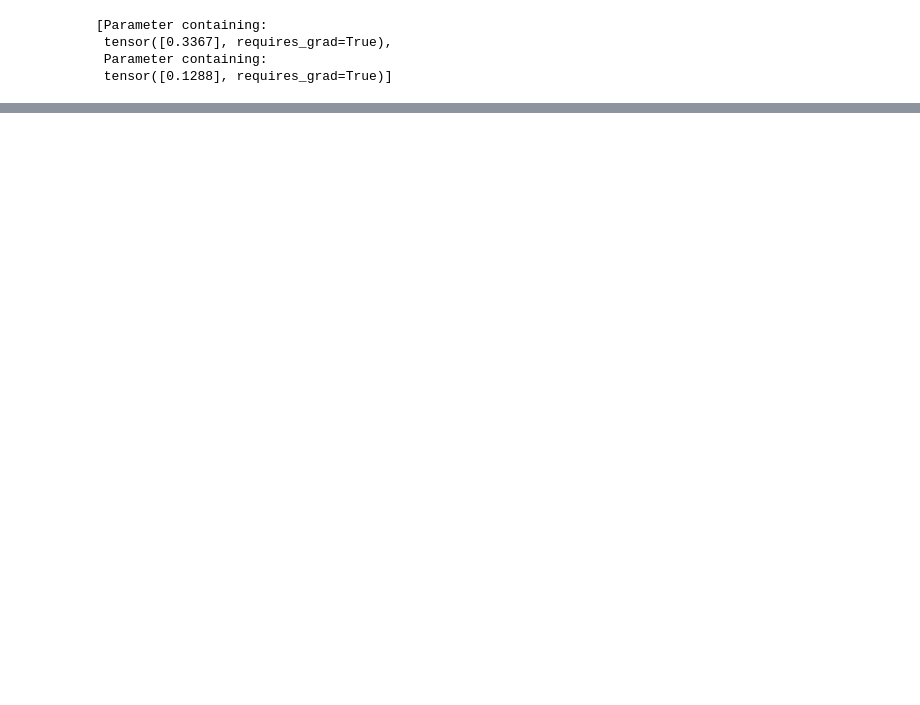
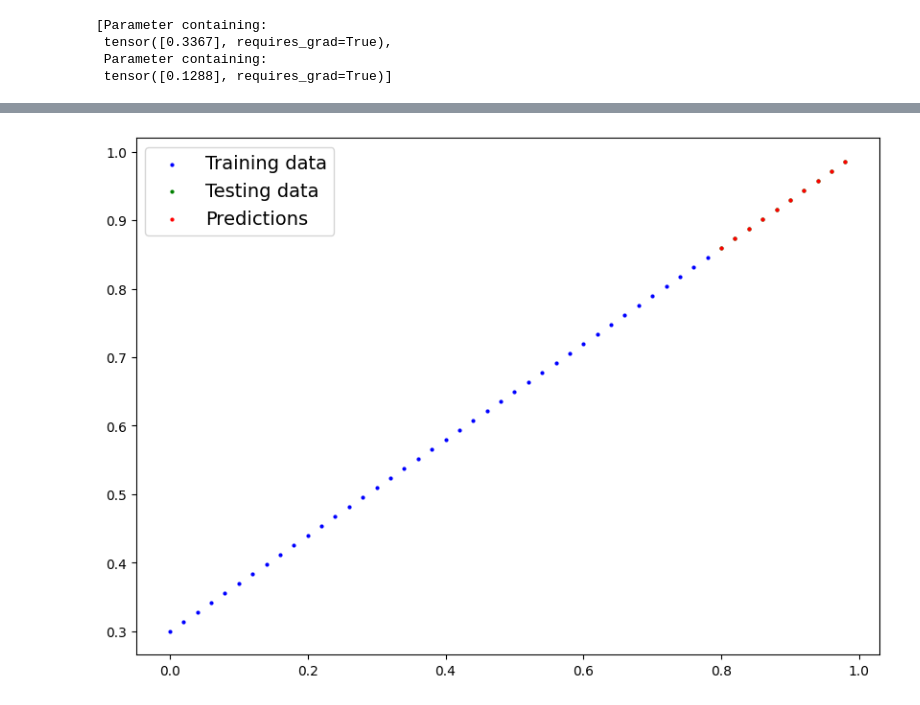
Before and after one commit to russkiyximik/pytorch-fundamentals, a Jupyter notebook: 01.ipynb, the cells around one changed output, grey strips where cells are left out. Cells and saved outputs as stored; diff of their text form; code cells hidden in the pictures; blank space fills up the shorter version.

```diff
--- a/01.ipynb
+++ b/01.ipynb
@@ -166,0 +326,6 @@ optimizer = torch.optim.SGD(
+# %%
+model_0.eval()
+with torch.inference_mode():
+    y_preds = model_0(X_test)
+
+y_preds
@@ -166,0 +452,7 @@ optimizer = torch.optim.SGD(
+# %%
+model_1.eval()
+
+with torch.inference_mode():
+    y_preds = model_1(X_test)
+
+y_preds
@@ -166,0 +470,4 @@ optimizer = torch.optim.SGD(
+# %%
+plot_predictions(predictions=y_preds)
+# %% [output]
+[figure, added]
```
Also changed, not shown: parts of 23 cells of this notebook.
